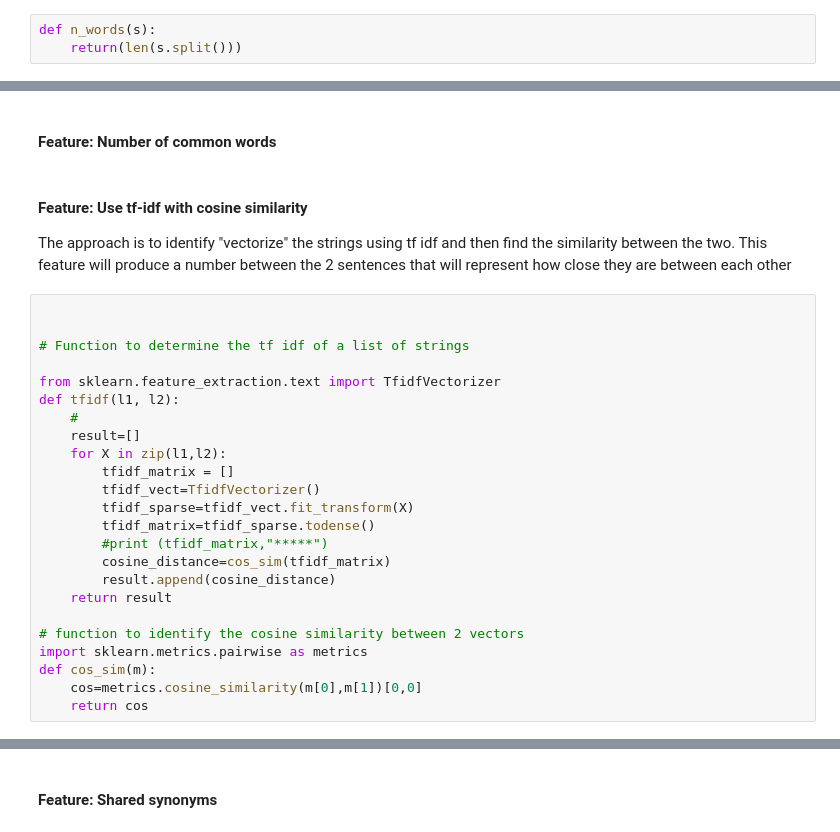
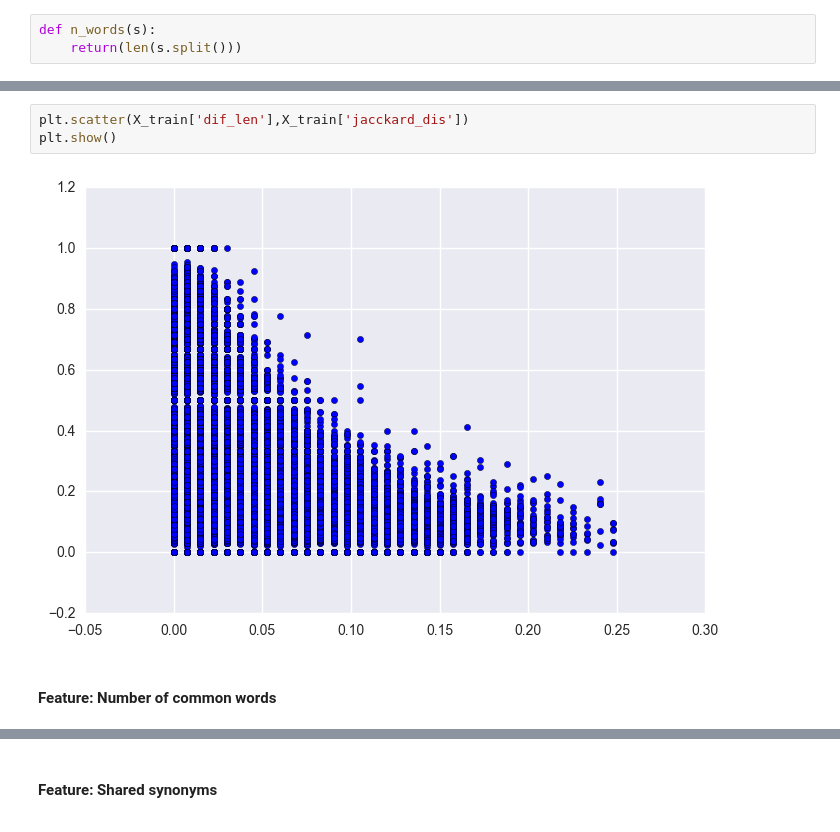
Before and after one commit to jaime-endika/kagglequora, a Jupyter notebook: Quora duplicate questions.ipynb, the cells around one changed output, grey strips where cells are left out. Drawn from its saved outputs; the diff is of its cells as text.

```diff
--- a/Quora duplicate questions.ipynb
+++ b/Quora duplicate questions.ipynb
@@ -122,30 +225,7 @@ X_train.head()
+# %%
+plt.scatter(X_train['dif_len'],X_train['jacckard_dis'])
+plt.show()
+# %% [output]
+[figure, added]
 # %% [markdown]
 #### Feature: Number of common words
-# %% [markdown]
-#### Feature: Use tf-idf with cosine similarity
-The approach is to identify "vectorize" the strings using tf idf and then find the similarity between the two.
-This feature will produce a number between the 2 sentences that will represent how close they are between each other
-# %%
-
-
-# Function to determine the tf idf of a list of strings
-
-from sklearn.feature_extraction.text import TfidfVectorizer
-def tfidf(l1, l2):
-    #
-    result=[]
-    for X in zip(l1,l2):
-        tfidf_matrix = []
-        tfidf_vect=TfidfVectorizer()
-        tfidf_sparse=tfidf_vect.fit_transform(X)
-        tfidf_matrix=tfidf_sparse.todense()
-        #print (tfidf_matrix,"*****")
-        cosine_distance=cos_sim(tfidf_matrix)
-        result.append(cosine_distance)
-    return result
-
-# function to identify the cosine similarity between 2 vectors
-import sklearn.metrics.pairwise as metrics
-def cos_sim(m):
-    cos=metrics.cosine_similarity(m[0],m[1])[0,0]
-    return cos
```
Also changed, not shown: parts of 51 cells of this notebook.
